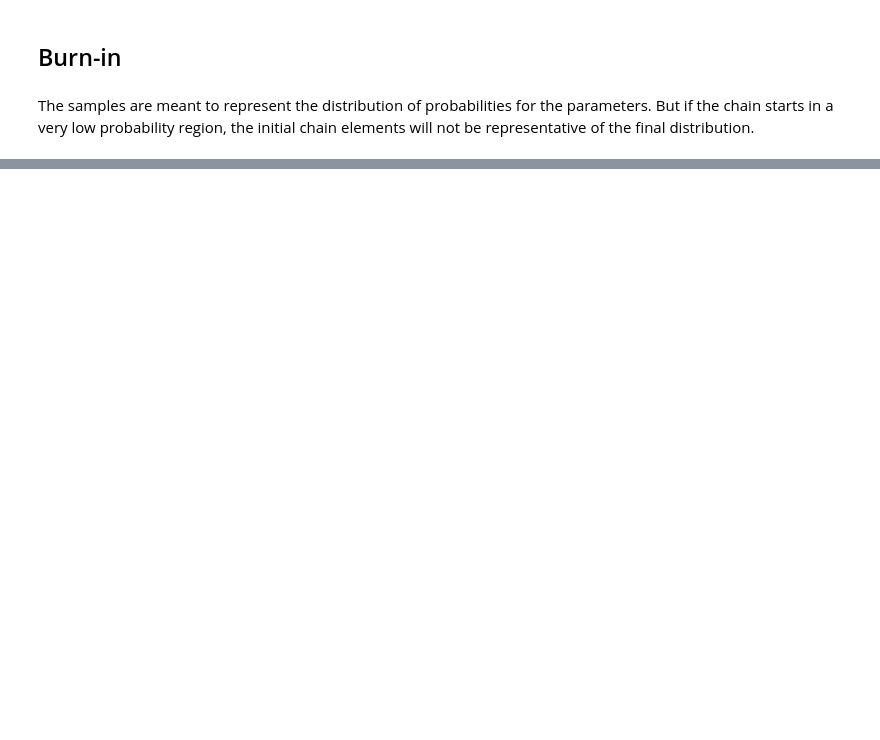
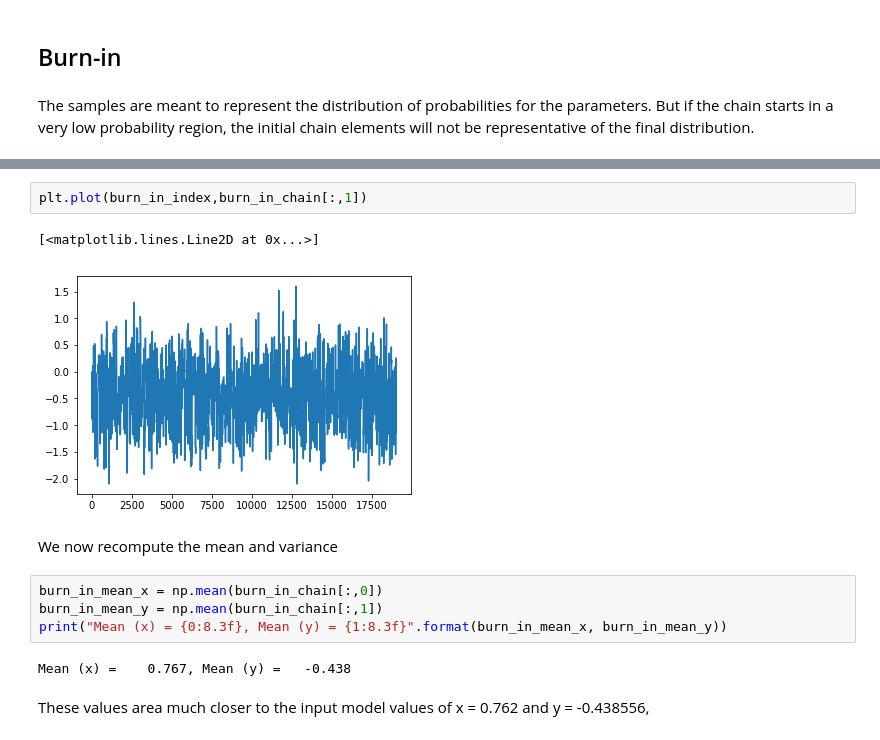
Before and after one commit to dparkins/MCMC-chain-analysis, a Jupyter notebook: MCMC_chain_analysis.ipynb, the cells around one changed output, grey strips where cells are left out. Cells and saved outputs as stored; diff of their text form; blank space fills up the shorter version.

```diff
--- a/MCMC_chain_analysis.ipynb
+++ b/MCMC_chain_analysis.ipynb
@@ -59,0 +80,15 @@ plt.plot(index,chain[:,0])
+# %%
+plt.plot(burn_in_index,burn_in_chain[:,1])
+# %% [output]
+[<matplotlib.lines.Line2D at 0x...>]
+[figure, added]
+# %% [markdown]
+We now recompute the mean and variance
+# %%
+burn_in_mean_x = np.mean(burn_in_chain[:,0])
+burn_in_mean_y = np.mean(burn_in_chain[:,1])
+print("Mean (x) = {0:8.3f}, Mean (y) = {1:8.3f}".format(burn_in_mean_x, burn_in_mean_y))
+# %% [output]
+Mean (x) =    0.767, Mean (y) =   -0.438
+# %% [markdown]
+These values area much closer to the input model values of x = 0.762 and y = -0.438556,
```
Also changed, not shown: parts of 7 cells of this notebook.
